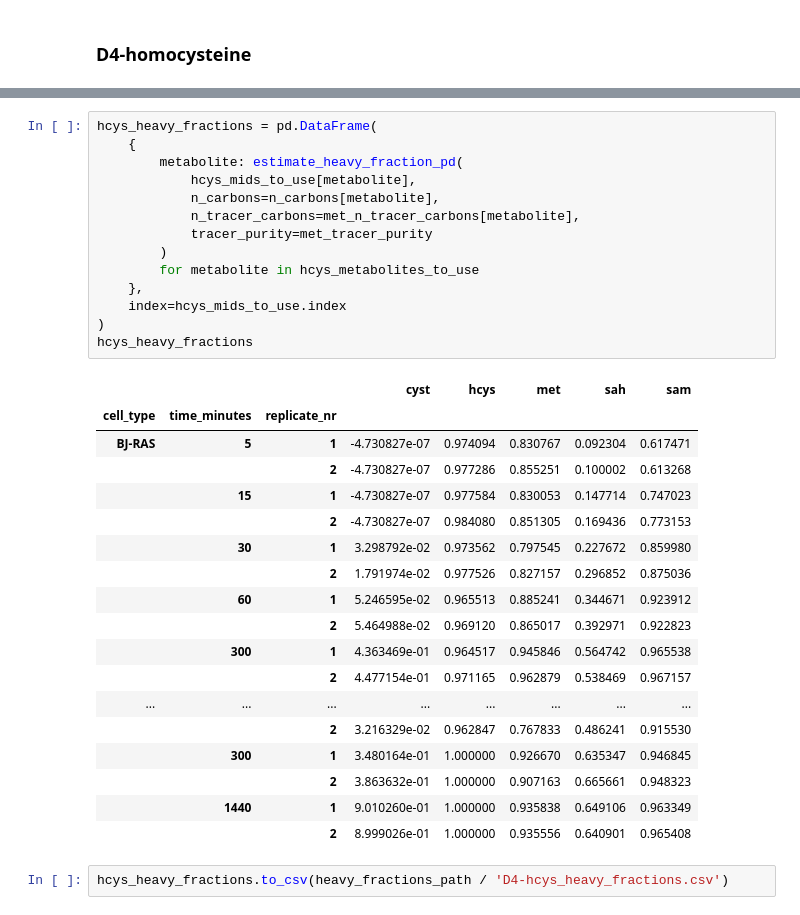
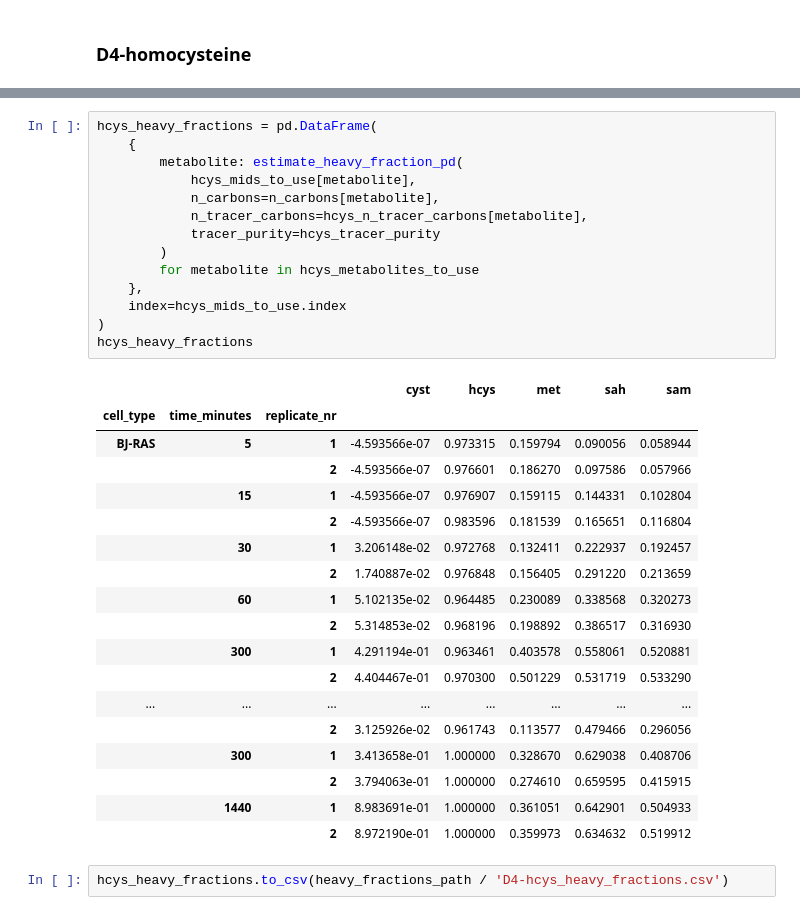
Before and after one commit to Nilsson-Lab-KI/met-hcys-flux, a Jupyter notebook: 02_heavy_fractions.ipynb, the cells around one changed output, grey strips where cells are left out. Drawn from its saved outputs; the diff is of its cells as text.

```diff
--- a/02_heavy_fractions.ipynb
+++ b/02_heavy_fractions.ipynb
@@ -233,35 +230,35 @@ hcys_mids_to_use.head(5)
 # %%
 hcys_heavy_fractions = pd.DataFrame(
     {
         metabolite: estimate_heavy_fraction_pd(
             hcys_mids_to_use[metabolite],
             n_carbons=n_carbons[metabolite],
-            n_tracer_carbons=met_n_tracer_carbons[metabolite],
-            tracer_purity=met_tracer_purity
+            n_tracer_carbons=hcys_n_tracer_carbons[metabolite],
+            tracer_purity=hcys_tracer_purity
         )
         for metabolite in hcys_metabolites_to_use
     },
     index=hcys_mids_to_use.index
 )
 hcys_heavy_fractions
 # %% [output]
 |  |  |  | cyst | hcys | met | sah | sam |
 | cell_type | time_minutes | replicate_nr |  |  |  |  |  |
-| BJ-RAS | 5 | 1 | -4.730827e-07 | 0.974094 | 0.830767 | 0.092304 | 0.617471 |
-|  |  | 2 | -4.730827e-07 | 0.977286 | 0.855251 | 0.100002 | 0.613268 |
-|  | 15 | 1 | -4.730827e-07 | 0.977584 | 0.830053 | 0.147714 | 0.747023 |
-|  |  | 2 | -4.730827e-07 | 0.984080 | 0.851305 | 0.169436 | 0.773153 |
-|  | 30 | 1 | 3.298792e-02 | 0.973562 | 0.797545 | 0.227672 | 0.859980 |
-|  |  | 2 | 1.791974e-02 | 0.977526 | 0.827157 | 0.296852 | 0.875036 |
-|  | 60 | 1 | 5.246595e-02 | 0.965513 | 0.885241 | 0.344671 | 0.923912 |
-|  |  | 2 | 5.464988e-02 | 0.969120 | 0.865017 | 0.392971 | 0.922823 |
-|  | 300 | 1 | 4.363469e-01 | 0.964517 | 0.945846 | 0.564742 | 0.965538 |
-|  |  | 2 | 4.477154e-01 | 0.971165 | 0.962879 | 0.538469 | 0.967157 |
+| BJ-RAS | 5 | 1 | -4.593566e-07 | 0.973315 | 0.159794 | 0.090056 | 0.058944 |
+|  |  | 2 | -4.593566e-07 | 0.976601 | 0.186270 | 0.097586 | 0.057966 |
+|  | 15 | 1 | -4.593566e-07 | 0.976907 | 0.159115 | 0.144331 | 0.102804 |
+|  |  | 2 | -4.593566e-07 | 0.983596 | 0.181539 | 0.165651 | 0.116804 |
+|  | 30 | 1 | 3.206148e-02 | 0.972768 | 0.132411 | 0.222937 | 0.192457 |
+|  |  | 2 | 1.740887e-02 | 0.976848 | 0.156405 | 0.291220 | 0.213659 |
+|  | 60 | 1 | 5.102135e-02 | 0.964485 | 0.230089 | 0.338568 | 0.320273 |
+|  |  | 2 | 5.314853e-02 | 0.968196 | 0.198892 | 0.386517 | 0.316930 |
+|  | 300 | 1 | 4.291194e-01 | 0.963461 | 0.403578 | 0.558061 | 0.520881 |
+|  |  | 2 | 4.404467e-01 | 0.970300 | 0.501229 | 0.531719 | 0.533290 |
 | ... | ... | ... | ... | ... | ... | ... | ... |
-|  |  | 2 | 3.216329e-02 | 0.962847 | 0.767833 | 0.486241 | 0.915530 |
-|  | 300 | 1 | 3.480164e-01 | 1.000000 | 0.926670 | 0.635347 | 0.946845 |
-|  |  | 2 | 3.863632e-01 | 1.000000 | 0.907163 | 0.665661 | 0.948323 |
-|  | 1440 | 1 | 9.010260e-01 | 1.000000 | 0.935838 | 0.649106 | 0.963349 |
-|  |  | 2 | 8.999026e-01 | 1.000000 | 0.935556 | 0.640901 | 0.965408 |
+|  |  | 2 | 3.125926e-02 | 0.961743 | 0.113577 | 0.479466 | 0.296056 |
+|  | 300 | 1 | 3.413658e-01 | 1.000000 | 0.328670 | 0.629038 | 0.408706 |
+|  |  | 2 | 3.794063e-01 | 1.000000 | 0.274610 | 0.659595 | 0.415915 |
+|  | 1440 | 1 | 8.983691e-01 | 1.000000 | 0.361051 | 0.642901 | 0.504933 |
+|  |  | 2 | 8.972190e-01 | 1.000000 | 0.359973 | 0.634632 | 0.519912 |
 # %%
 hcys_heavy_fractions.to_csv(heavy_fractions_path / 'D4-hcys_heavy_fractions.csv')
```
Also changed, not shown: parts of 1 cell of this notebook.
